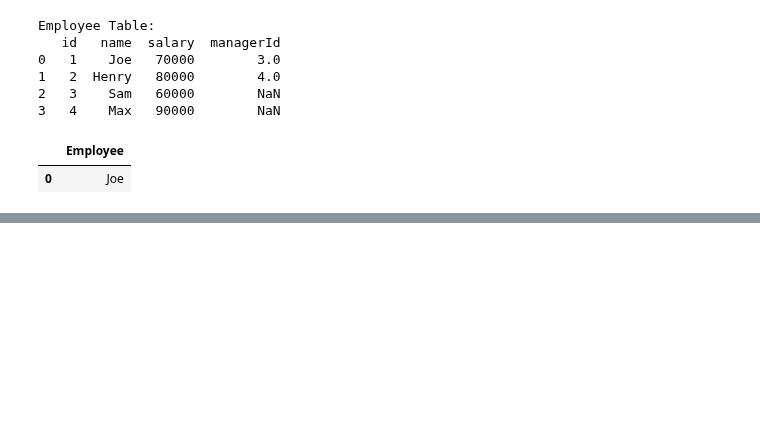
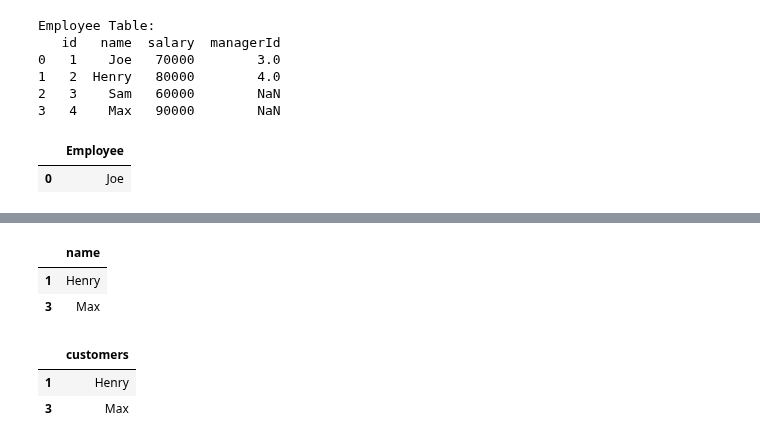
Before and after one commit to MohammadGhanaym/Python-Leetcode, a Jupyter notebook: Python - Leetcode.ipynb, the cells around one changed output, grey strips where cells are left out. Cells and saved outputs as stored; diff of their text form; code cells hidden in the pictures; blank space fills up the shorter version.

Commit message:
Chore: Solve Duplicate_Emails and Customers_Who_Never_Order

```diff
--- a/Python - Leetcode.ipynb
+++ b/Python - Leetcode.ipynb
@@ -1258,0 +1284,21 @@ find_employees(employee_df)
+# %%
+import pandas as pd
+
+# Customers table
+customers_data = {
+    'id': [1, 2, 3, 4],
+    'name': ['Joe', 'Henry', 'Sam', 'Max']
+}
+customers_df = pd.DataFrame(customers_data)
+
+# Orders table
+orders_data = {
+    'id': [1, 2],
+    'customerId': [3, 1]
+}
+orders_df = pd.DataFrame(orders_data)
+
+print("Customers Table:")
+print(customers_df)
+print("\nOrders Table:")
+print(orders_df)
@@ -1258,0 +1317,6 @@ find_employees(employee_df)
+# %%
+customers_df.merge(right=orders_df, left_on='id', right_on='customerId', how='outer', indicator=True).query("_merge == 'left_only'")[['name']]
+# %% [output]
+|  | name |
+| 1 | Henry |
+| 3 | Max |
@@ -1259,3 +1327,9 @@ find_employees(employee_df)
+# %%
+find_customers(customers_df, orders_df)
+# %% [output]
+|  | customers |
+| 1 | Henry |
+| 3 | Max |
 # %%
 <a id='Refer_to'></a>
 ### Refer_to
```
Also changed, not shown: parts of 15 cells of this notebook, 4 other files.
